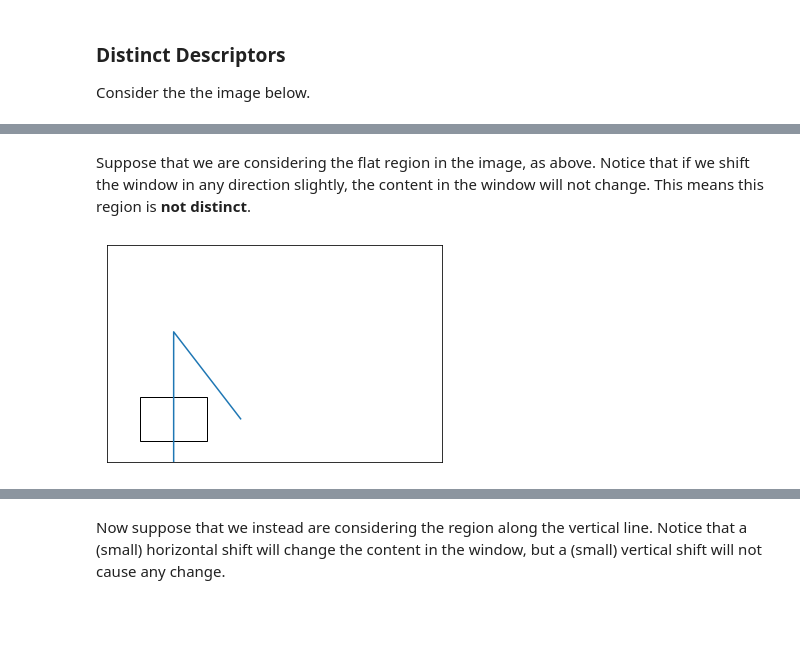
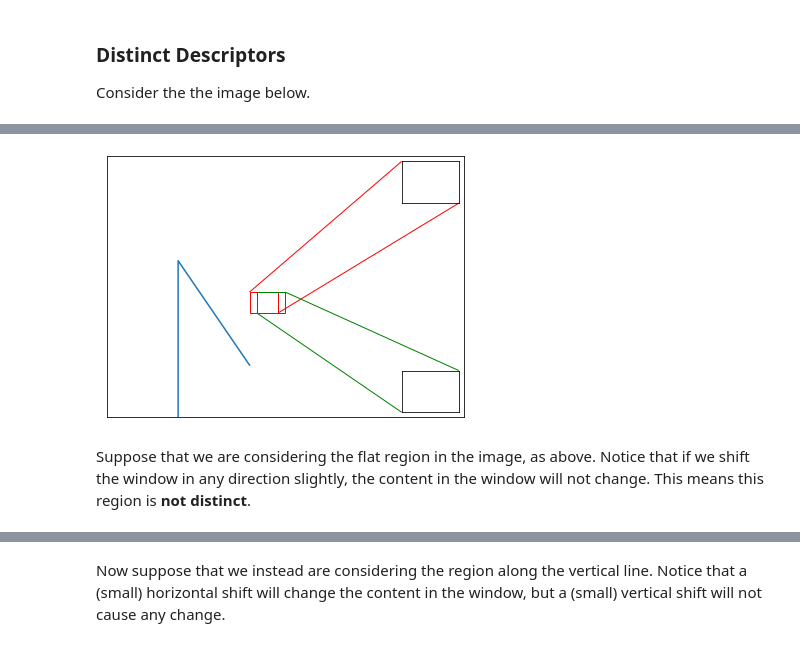
Before and after one commit to 0WN463/wellspring, a Jupyter notebook: computer-vision/key_points.ipynb, the cells around one changed output, grey strips where cells are left out. Drawn from its saved outputs; the diff is of its cells as text; code cells hidden in the pictures; blank space fills up the shorter version.

```diff
--- a/computer-vision/key_points.ipynb
+++ b/computer-vision/key_points.ipynb
@@ -66,10 +87,8 @@ plt.show()
+# %%
+show_shift((2, 2.4, 2, 2.4), (0.1, 0))
+# %% [output]
+[figure, added]
 # %% [markdown]
 Suppose that we are considering the flat region in the image, as above.
 Notice that if we shift the window in any direction slightly, the content in the window will not change.
 This means this region is **not distinct**.
-# %%
-ax = make_image()
-ax.add_patch(Rectangle((0.5, 0.5), 1, 1, fill=None))
-plt.show()
-# %% [output]
-[figure, removed]
```
Also changed, not shown: parts of 33 cells of this notebook.
